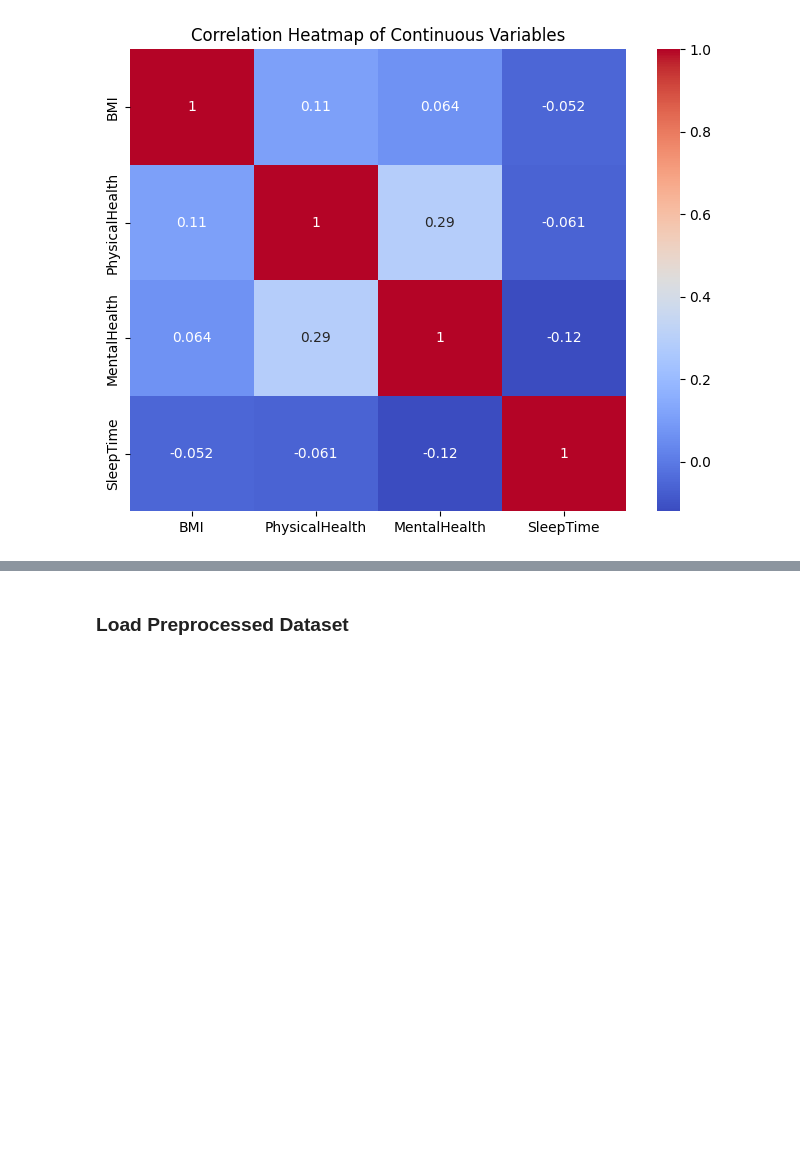
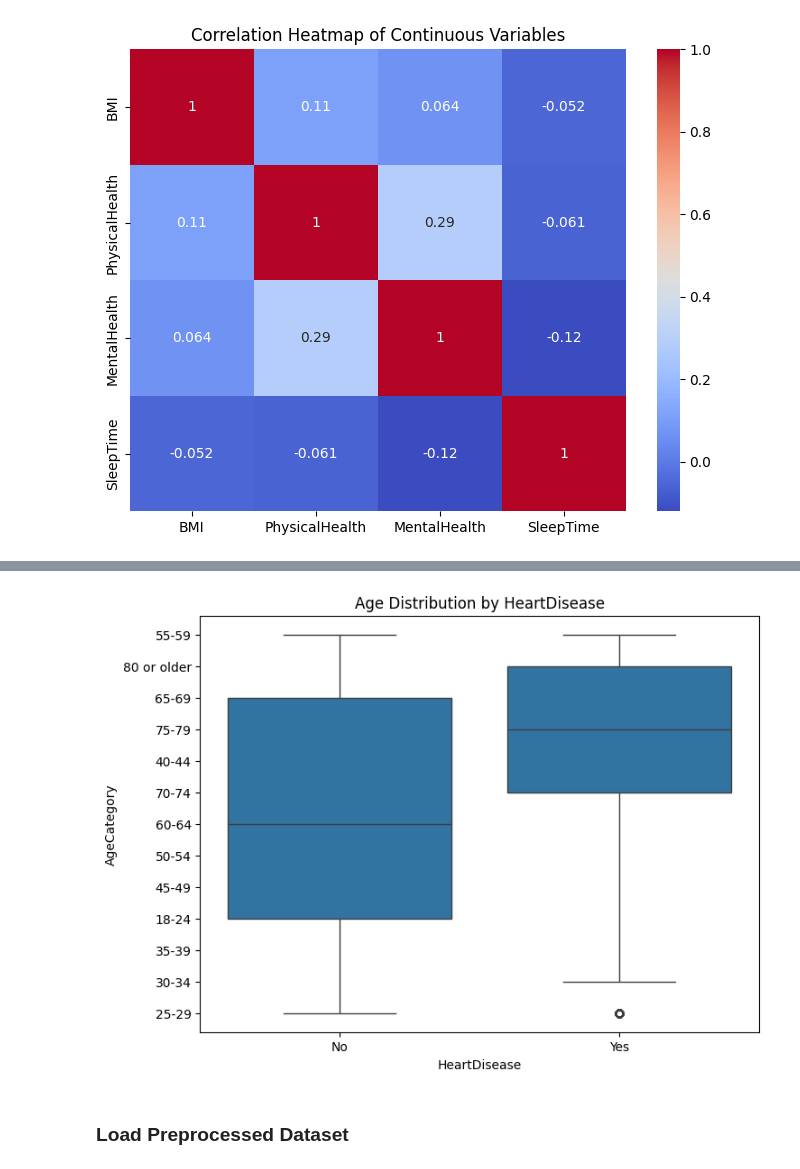
Before and after one commit to kay-16/CSC172-AssociationMining-Reambonanza, a Jupyter notebook: heart_disease_associationmining/notebook/EDA.ipynb, the cells around one changed output, grey strips where cells are left out. Drawn from its saved outputs; the diff is of its cells as text; code cells hidden in the pictures; blank space fills up the shorter version.

Commit message:
Added age distribution by heart disease status

```diff
--- a/heart_disease_associationmining/notebook/EDA.ipynb
+++ b/heart_disease_associationmining/notebook/EDA.ipynb
@@ -151,3 +154,13 @@ plt.show()
+# %%
+# Age distribution by Heart Disease status
+# to see differences in age between disease and non-disease groups
+
+plt.figure(figsize=(8,6))
+sns.boxplot(x='HeartDisease', y='AgeCategory', data=df)
+plt.title('Age Distribution by HeartDisease')
+plt.show()
+# %% [output]
+[figure, added]
 # %% [markdown]
 ### Load Preprocessed Dataset
 # %% [markdown]
```
Also changed, not shown: parts of 1 cell of this notebook.
